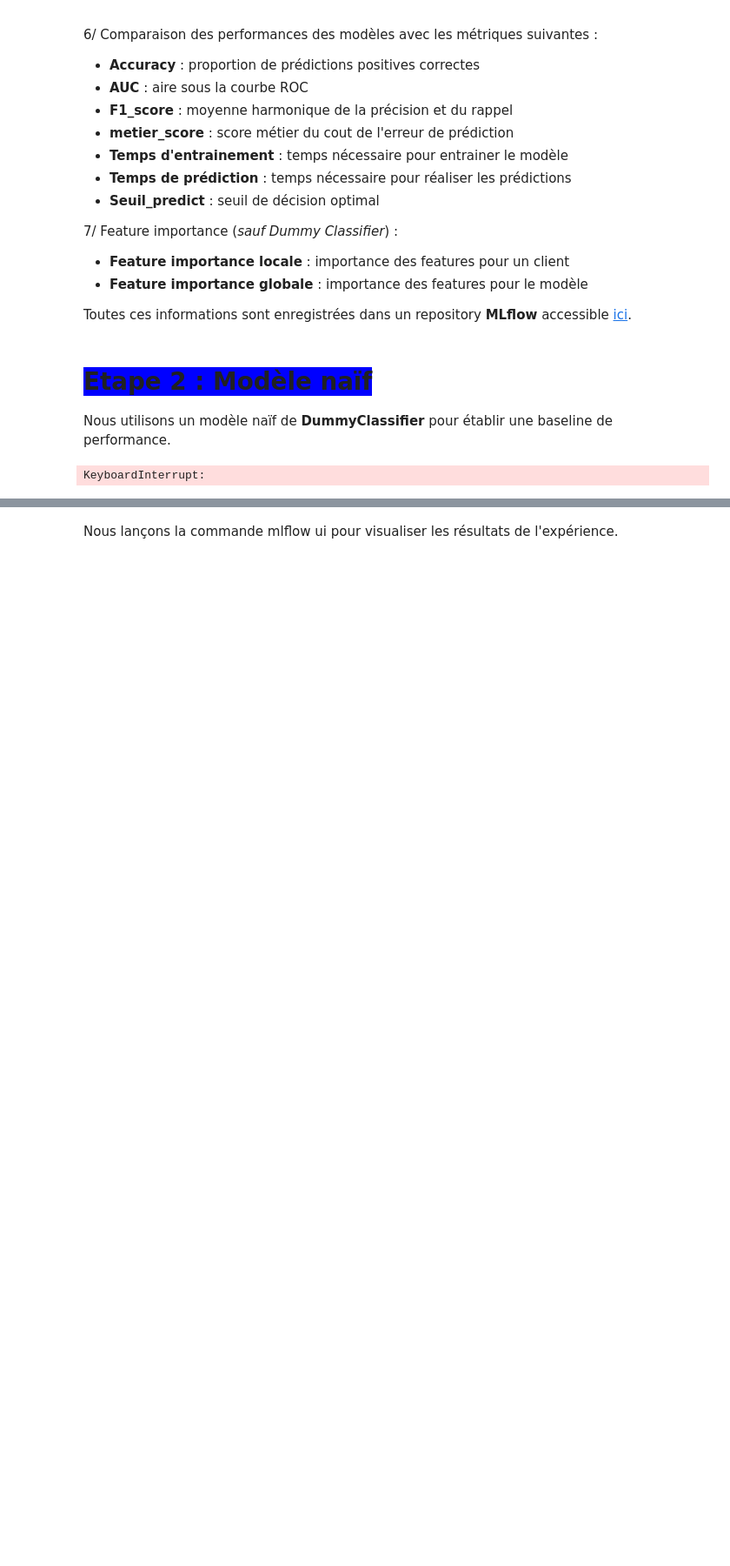
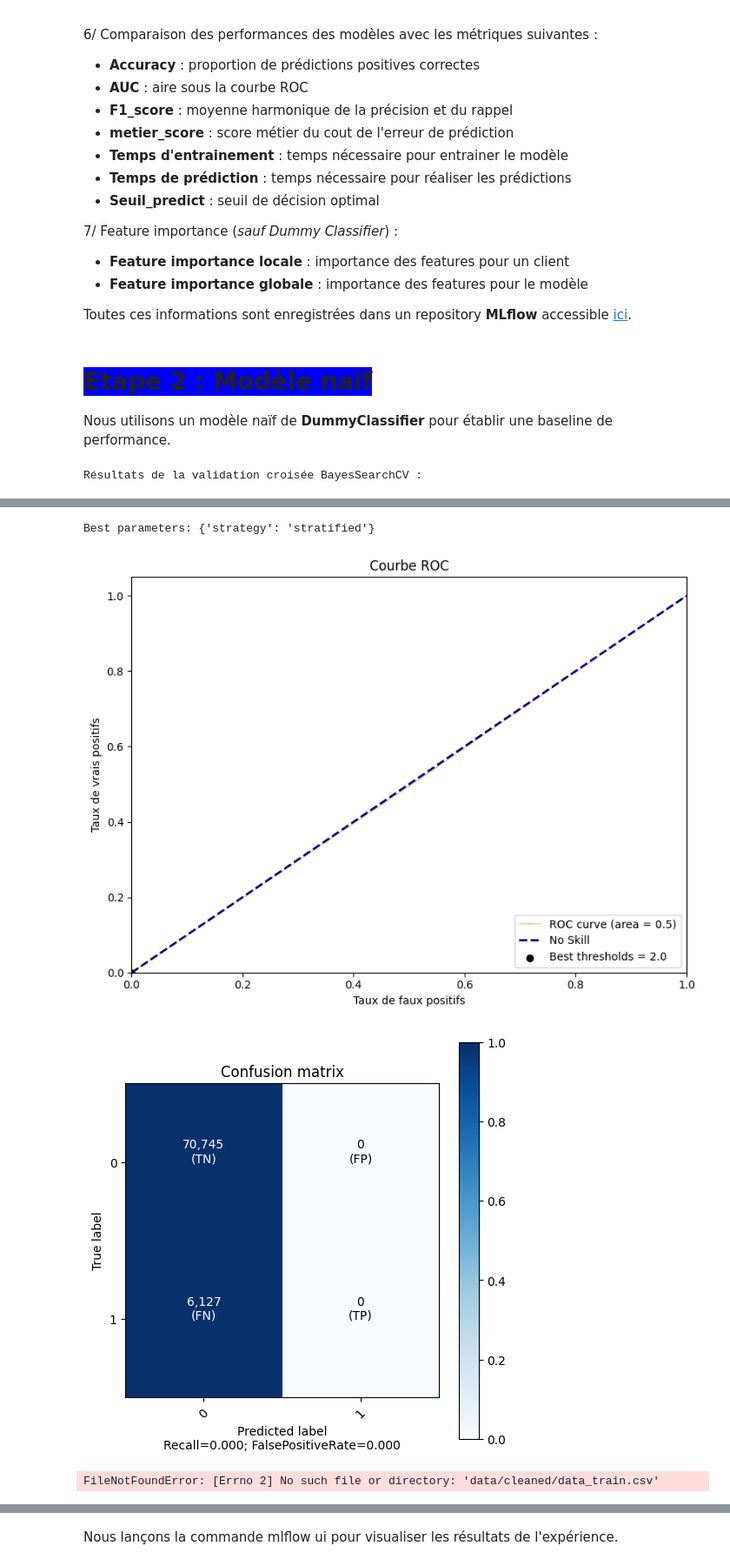
Before and after one commit to pierrickBERTHE/PB7_Scoring_client_de_banque, a Jupyter notebook: Berthe_Pierrick_3_notebook_modelisation_022024.ipynb, the cells around one changed output, grey strips where cells are left out. Shown at 87% size. Drawn from its saved outputs; the diff is of its cells as text; code cells hidden in the pictures; blank space fills up the shorter version.

```diff
--- a/Berthe_Pierrick_3_notebook_modelisation_022024.ipynb
+++ b/Berthe_Pierrick_3_notebook_modelisation_022024.ipynb
@@ -1223,19 +1237,37 @@ print("Execution in Google Colab : ", is_google_colab, "\n")
 
 # Definir le chemin d'import des fichiers sur Google Colab ou PC local
 if is_google_colab:
-    chemin = "/content/drive/MyDrive/Colab Notebooks/data/cleaned/"
+    chemin_racine = "/content/drive/MyDrive/Colab Notebooks"
+
+    # Créer le chemin complet vers le dossier 'results' et le créer
+    chemin_results = os.path.join(chemin_racine, 'results')
+    os.makedirs(chemin_results, exist_ok=True)
+
+    # Créer le chemin complet vers le dossier 'figure' et le créer
+    chemin_figure = os.path.join(chemin_racine, 'figure')
+    os.makedirs(chemin_figure, exist_ok=True)
 
 else:
-    chemin = "./data/cleaned/"
+    chemin_racine = "."
+
+# chemin des imports
+chemin_data = os.path.join(
+    chemin_racine,
+    "data/cleaned/"
+)
+
+# Afficher les chemins
+print('dossier racine: ', chemin_racine)
+print('dossier import data: ', chemin_data, '\n')
 
 # Obtenir une liste de tous les fichiers dans le repertoire
-fichiers = os.listdir(chemin)
+fichiers = os.listdir(chemin_data)
 
 # Initialiser un dictionnaire vide
 data_clean = {}
 
 # Chemin du fichier pickle
-pickle_path = chemin + 'data_cleaned.pickle'
+pickle_path = os.path.join(chemin_data, 'data_cleaned.pickle')
 
 # Vérifier si le fichier pickle existe
 if os.path.exists(pickle_path):
@@ -1256,7 +1288,7 @@ else:
 
             # Lire le fichier csv et le stocker dans le dictionnaire
             data_clean[fichier] = pd.read_csv(
-                chemin + fichier,
+                chemin_data + fichier,
                 sep=",",
                 encoding="latin-1",
                 index_col=0
@@ -1494,8 +1524,12 @@ Nous enregistrons les paramètres du modèle dans MLflow.
 
 Nous instancions le chemin du répertoire de stockage des modèles pour MLflow.
 # %%
-# Déterminer l'URI de suivi MLflow
-mlflow.set_tracking_uri("file:./mlruns")
+# # Déterminer l'URI de suivi MLflow
+# mlflow.set_tracking_uri("file:./mlruns")
+# %%
+# Déterminer l'URI de suivi MLflow
+mlflow_path = os.path.join(chemin_racine, 'mlruns')
+mlflow.set_tracking_uri(mlflow_path)
 # %% [markdown]
 ### <span style='background:purple'>b/ Params</span>
 
@@ -1512,7 +1546,7 @@ params['FRAC'] = FRAC
 Nous concaténons les jeux de données d'entrainement et de test et nous les sauvegardons dans des fichiers CSV séparés avec les modèles dans MLflow.
 # %%
 # Sauvegarder les datasets train et test dans des fichiers CSV
-concat_train_test_artifact(X_train, y_train, X_test, y_test, chemin)
+concat_train_test_artifact(X_train, y_train, X_test, y_test, chemin_data)
 # %% [output]
 /content/drive/MyDrive/Colab Notebooks/data/cleaned/data_train.csv
 /content/drive/MyDrive/Colab Notebooks/data/cleaned/data_test.csv
@@ -1640,7 +1674,7 @@ with mlflow.start_run(run_name="dummy_classifier_" + time_str):
     params.update(best_params)
 
     # Log les paramètres, métrics, artifacts et model à MLflow
-    log_mlflow(params, metrics, model_best_pipe, "model_dummy_best")
+    log_mlflow(params, metrics, model_best_pipe, chemin_racine, "model_dummy_best")
 
 # Afficher les métrics (en dataframe)
 metrics_dummy_df = pd.DataFrame([metrics], index=['dummy_classifier'])
@@ -1651,4 +1685,4 @@ display(metrics_dummy_df)
 print("Objets nettoyés :")
 gc.collect()
 # %% [output]
-KeyboardInterrupt:
+Résultats de la validation croisée BayesSearchCV :
@@ -1654,0 +1700,4 @@ KeyboardInterrupt:
+Best parameters: {'strategy': 'stratified'}
+[figure, added]
+[figure, added]
+FileNotFoundError: [Errno 2] No such file or directory: 'data/cleaned/data_train.csv'
```
Also changed, not shown: parts of 27 cells of this notebook.
